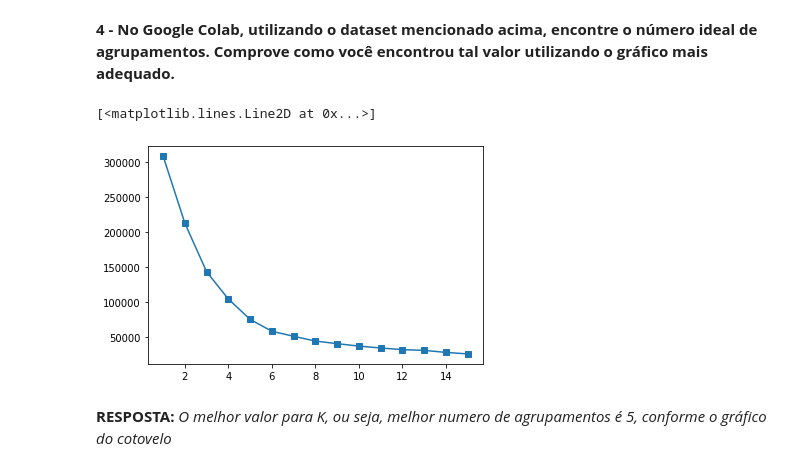
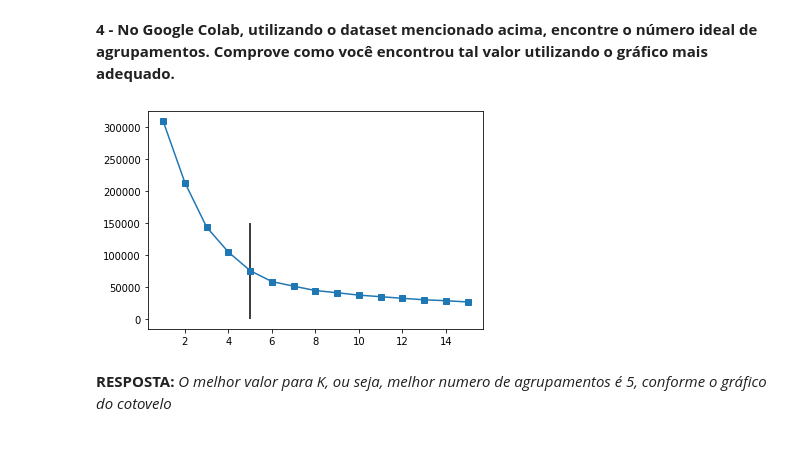
Before and after one commit to EutruTepit/BigData2022, a Jupyter notebook: Trabalhos/Atividade 7 - Agrupamento.ipynb, the cells around one changed output. Drawn from its saved outputs; the diff is of its cells as text; code cells hidden in the pictures.

Commit message:
Atividade 7 - Adicionando vlines ao plot (fix)

```diff
--- a/Trabalhos/Atividade 7 - Agrupamento.ipynb
+++ b/Trabalhos/Atividade 7 - Agrupamento.ipynb
@@ -59,35 +59,36 @@ remap={
   'Age': 'age',
   'Annual Income (k$)' : 'renda',
   'Spending Score (1-100)' : 'score'
 }
 df.rename(remap, axis=1, inplace=True)
 
 
 # Tratamento coluna Genero - Conversão para número
 df["gen"] = df["gen"].map({
     'Male': 0,
     'Female': 1
 })
 
 # Remover coluna desnecesária
 df = df.drop(columns=['id'])
 
 
 inertias = []
 def criar_modelo_kmeans():
   for i in range(1, 16):
     km = KMeans(n_clusters=i)
     km.fit(df)
     inertias.append(km.inertia_)
   return inertias
 
 criar_modelo_kmeans()
 
 
 plt.plot(range(1,1+len(inertias)),inertias, marker='s');
+
+plt.vlines(x=5, ymax=150000, ymin=0);
 # %% [output]
-[<matplotlib.lines.Line2D at 0x...>]
-[figure, old version]
+[figure, new version]
 # %% [markdown]
 **RESPOSTA:** *O melhor valor para K, ou seja, melhor numero de agrupamentos é 5, conforme o gráfico do cotovelo*
 # %% [markdown]
```
